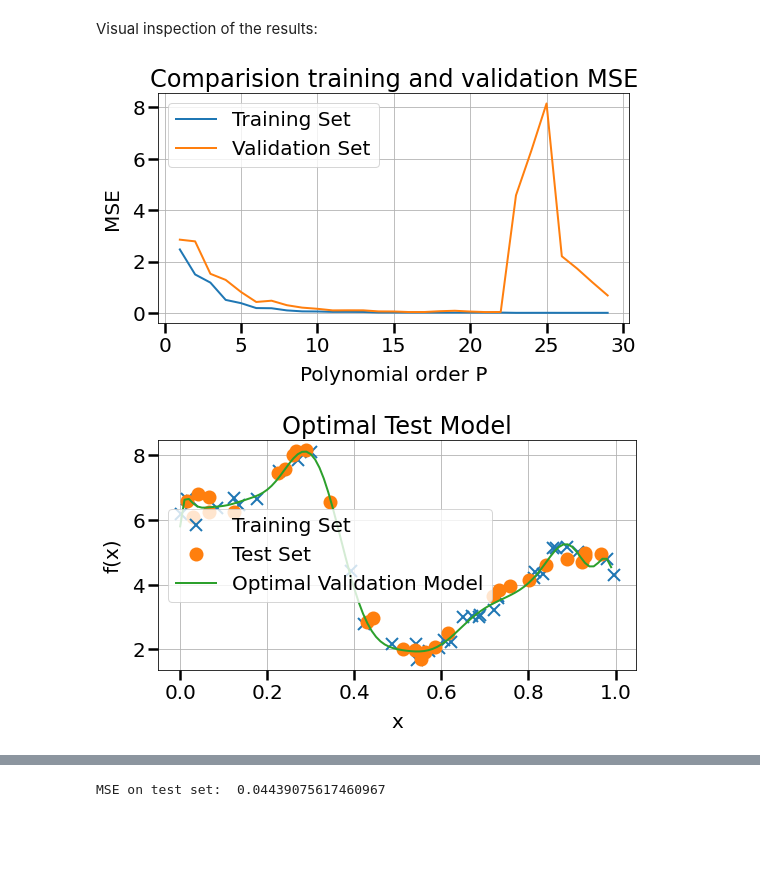
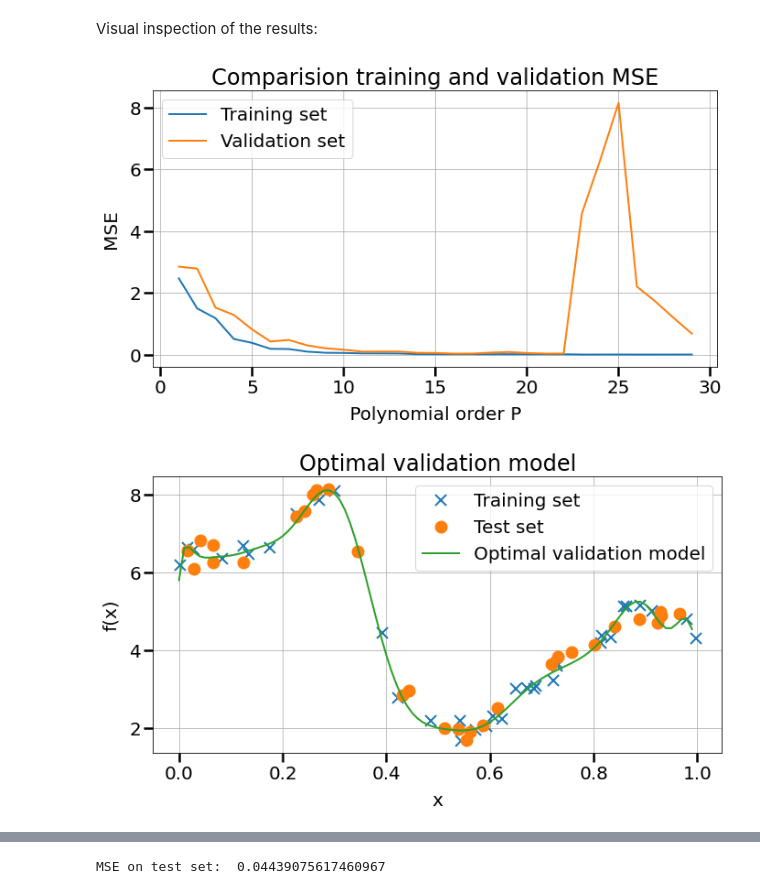
Before and after one commit to FelixSto/NSP_Assignments, a Jupyter notebook: notebooks/assignments/1-1-system-identification.ipynb, the cells around one changed output, grey strips where cells are left out. Cells and saved outputs as stored; diff of their text form; code cells hidden in the pictures; blank space fills up the shorter version.

```diff
--- a/notebooks/assignments/1-1-system-identification.ipynb
+++ b/notebooks/assignments/1-1-system-identification.ipynb
@@ -190,37 +248,37 @@ Visual inspection of the results:
 # %%
 #Plot the training and validation MSE curve
 
 plt.close('all')
-plt.figure(figsize=(8,5))
-plt.plot(np.arange(1,P_max),residuals_train, label='Training Set')
-plt.plot(np.arange(1,P_max), residuals_validation, label='Validation Set')
+plt.figure(figsize=(10,6))
+plt.plot(np.arange(1,P_max),residuals_train, label='Training set')
+plt.plot(np.arange(1,P_max), residuals_validation, label='Validation set')
 plt.xlabel('Polynomial order P')
 plt.ylabel('MSE')
 plt.title('Comparision training and validation MSE')
 plt.legend()
 plt.tight_layout()
 plt.grid()
 plt.show()
 
 #Plot of the optimal model based on test set
 
 x_eval = np.arange(0,1,0.01)
 y_opt_model = PolyModelEval(validation_min[0]+1, x_train2, y_train2, x_eval)
 
-plt.figure(figsize=(8,5))
-plt.plot(x_train2, y_train2, 'x', label='Training Set')
-plt.plot(x_test, y_test, 'o', label='Test Set')
-plt.plot(x_eval, y_opt_model, label='Optimal Validation Model')
+plt.figure(figsize=(10,6))
+plt.plot(x_train2, y_train2, 'x', label='Training set')
+plt.plot(x_test, y_test, 'o', label='Test set')
+plt.plot(x_eval, y_opt_model, label='Optimal validation model')
 plt.xlabel('x')
 plt.ylabel('f(x)')
-plt.title('Optimal Test Model')
+plt.title('Optimal validation model')
 plt.legend()
 plt.grid()
 plt.tight_layout()
 plt.show()
 # %% [output]
-[figure, old version]
+[figure, new version]
-[figure, old version]
+[figure, new version]
 # %% [markdown]
 &ensp;
 <hr style='border:2.2px solid Black'></hr>
```
Also changed, not shown: parts of 19 cells of this notebook.
